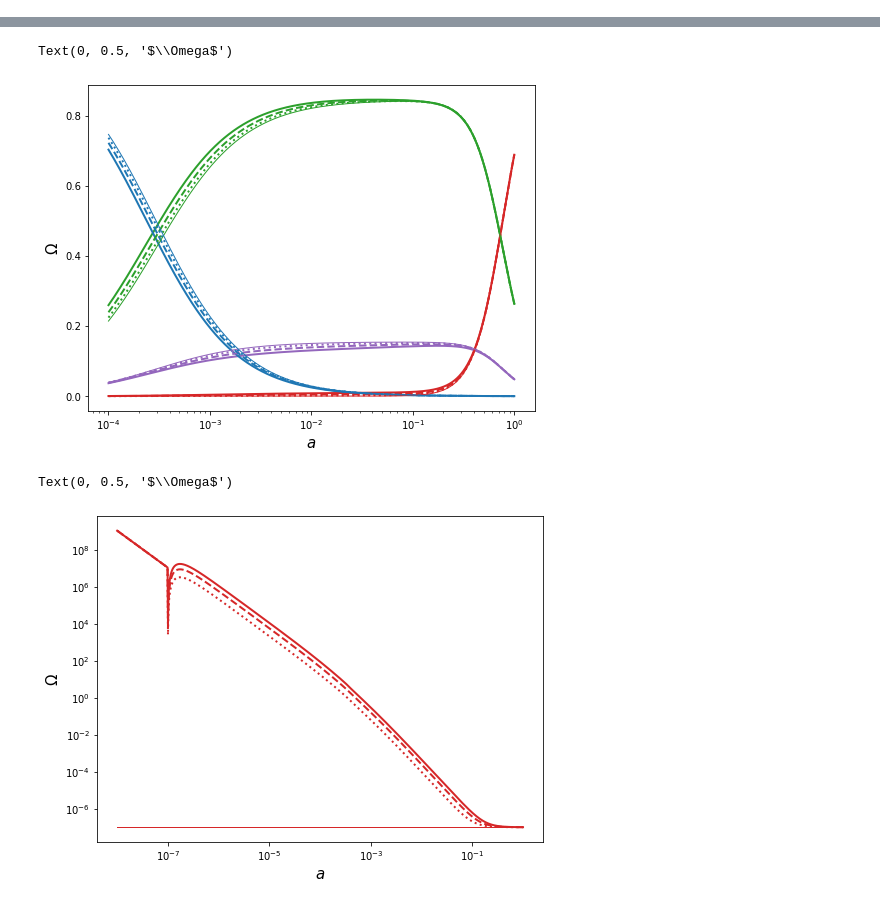
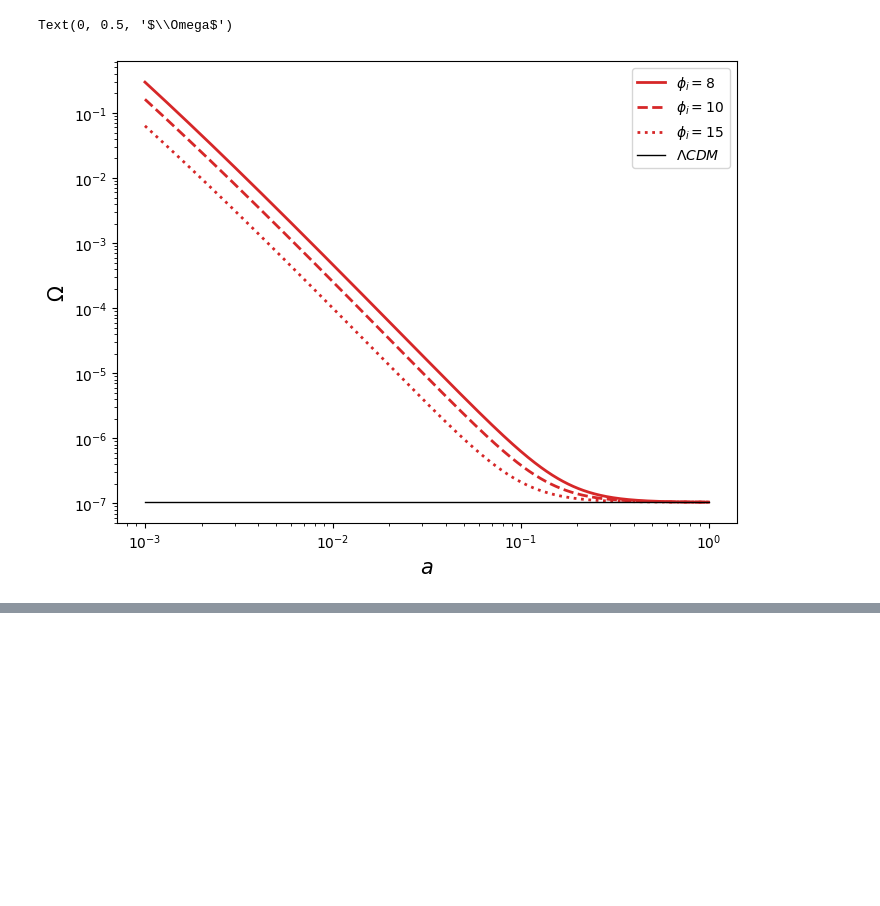
Before and after one commit to joaoreboucas1/CAMB-HDS, a Jupyter notebook: docs/HDS-Demo.ipynb, the cells around one changed output, grey strips where cells are left out. Saved outputs shown, nothing was run; the diff lists cells and outputs as text; code cells hidden in the pictures; blank space fills up the shorter version.

```diff
--- a/docs/HDS-Demo.ipynb
+++ b/docs/HDS-Demo.ipynb
@@ -69 +72,20 @@ for case in cases:
+# %%
+# Dark energy density
+plt.figure(figsize=(8, 6))
+scale_factor = np.logspace(-3, 0, 1000)
+redshift = 1/scale_factor - 1
+lws = [2, 2, 2, 1]
+lss = ['-', '--', ':', '-']
+colors = ['tab:red']*3 + ['black']
+legend_labels = [fr"$\phi_i = {case}$" if case != "LCDM" else fr"$\Lambda CDM$" for case in cases]
+for case, result, ls, lw, color, label in zip(cases, results, lss, lws, colors, legend_labels):
+    rhos = result.get_background_densities(scale_factor)
+    plt.loglog(scale_factor, rhos['de']/scale_factor**4, ls=ls, lw=lw, label=label, color=color)
+
+plt.legend()
+plt.xlabel(r"$a$", fontsize=15)
+plt.ylabel(r"$\Omega$", fontsize=15)
+# %% [output]
+Text(0, 0.5, '$\\Omega$')
+[figure, added]
 # %%
@@ -107,45 +129,3 @@ for ax in axs.flatten(): ax.grid()
 plt.savefig("HDS_CAMB.pdf")
 # %% [output]
 [figure]
-# %%
-# Relative densities of all species
-# Each linestyle is a different case
-plt.figure(figsize=(8, 6))
-scale_factor = np.logspace(-4, 0, 10000)
-redshift = 1/scale_factor - 1
-lws = [2, 2, 2, 1]
-lss = ['-', '--', ':', '-']
-colors = ['tab:red', 'tab:green', 'tab:purple', 'black']
-legend_labels = [fr"$\phi_i = {case}$" if case != "LCDM" else fr"$\Lambda CDM$" for case in cases]
-for case, result, ls, lw, color, label in zip(cases, results, lss, lws, colors, legend_labels):
-    # rho_de, w_de = result.get_dark_energy_rho_w(scale_factor)
-    rhos = result.get_background_densities(scale_factor)
-    plt.semilogx(scale_factor, rhos['de']/rhos['tot'], ls=ls, lw=lw, label=label, color='tab:red')
-    plt.semilogx(scale_factor, rhos['cdm']/rhos['tot'], ls=ls, lw=lw, label=label, color='tab:green')
-    plt.semilogx(scale_factor, rhos['baryon']/rhos['tot'], ls=ls, lw=lw, label=label, color='tab:purple')
-    plt.semilogx(scale_factor, (rhos['photon'] + rhos['neutrino'])/rhos['tot'], ls=ls, lw=lw, label=label, color='tab:blue')
-
-plt.xlabel(r"$a$", fontsize=15)
-plt.ylabel(r"$\Omega$", fontsize=15)
-# %% [output]
-Text(0, 0.5, '$\\Omega$')
-[figure, removed]
-# %%
-# Relative densities of all species
-# Each linestyle is a different case
-plt.figure(figsize=(8, 6))
-scale_factor = np.logspace(-8, 0, 1000)
-redshift = 1/scale_factor - 1
-lws = [2, 2, 2, 1]
-lss = ['-', '--', ':', '-']
-colors = ['tab:red', 'tab:green', 'tab:purple', 'black']
-legend_labels = [fr"$\phi_i = {case}$" if case != "LCDM" else fr"$\Lambda CDM$" for case in cases]
-for case, result, ls, lw, color, label in zip(cases, results, lss, lws, colors, legend_labels):
-    rhos = result.get_background_densities(scale_factor)
-    plt.loglog(scale_factor, rhos['de']/scale_factor**4, ls=ls, lw=lw, label=label, color='tab:red')
-
-plt.xlabel(r"$a$", fontsize=15)
-plt.ylabel(r"$\Omega$", fontsize=15)
-# %% [output]
-Text(0, 0.5, '$\\Omega$')
-[figure, removed]
```
Also changed, not shown: parts of 5 cells of this notebook, 4 other files.
